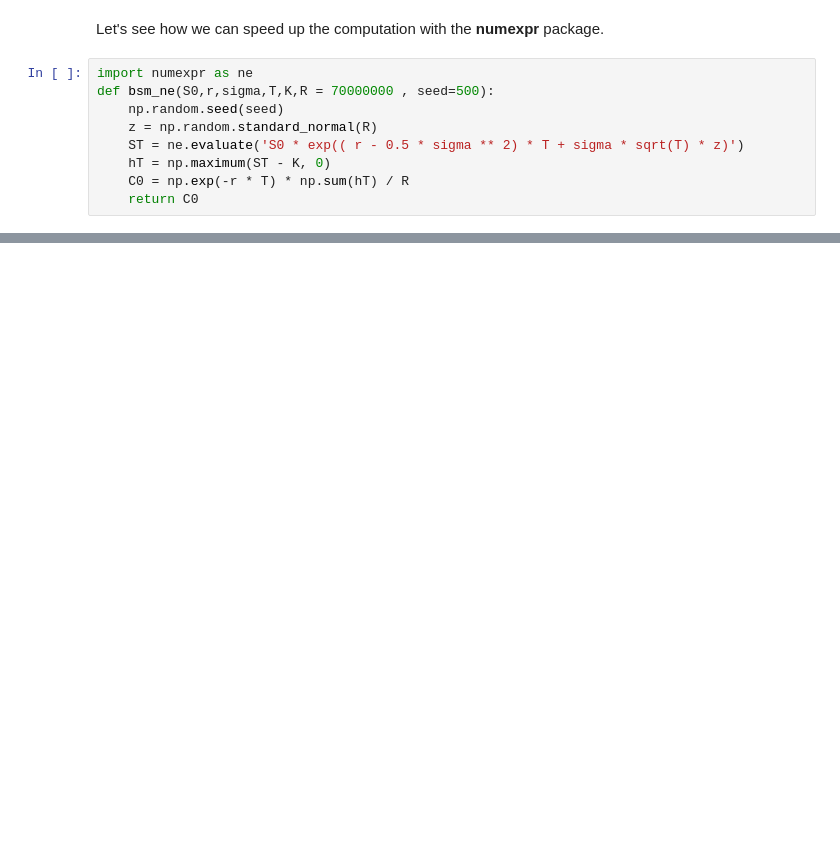
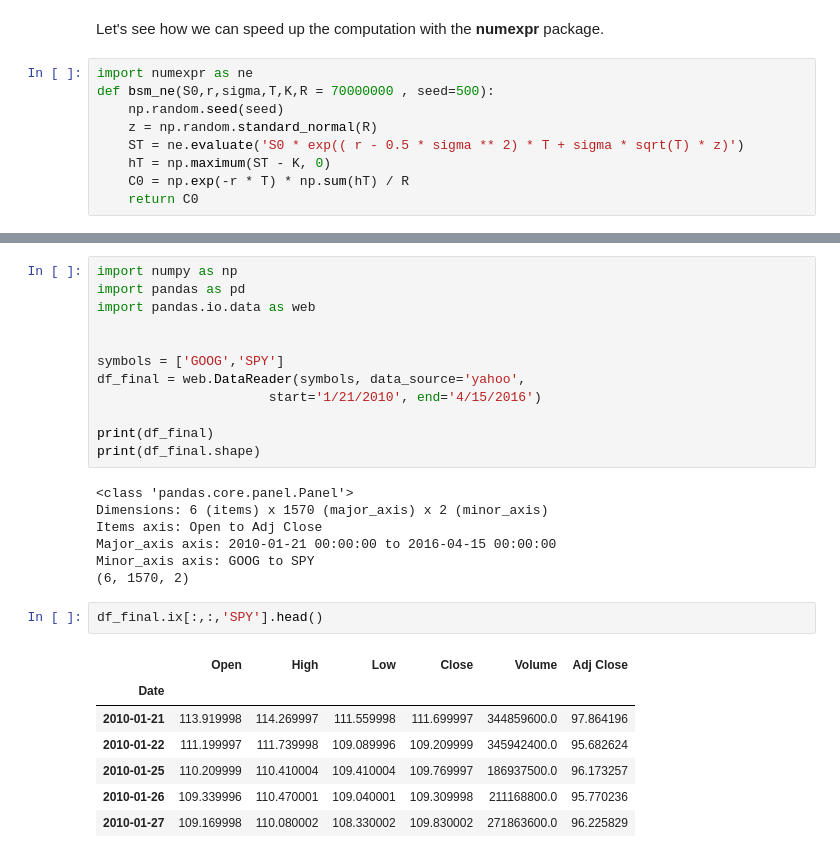
Before and after one commit to gtesei/python-for-finance-notes, a Jupyter notebook: basic_notes/warming_up.ipynb, the cells around one changed output, grey strips where cells are left out. Saved outputs shown, nothing was run; the diff lists cells and outputs as text; blank space fills up the shorter version.

```diff
--- a/basic_notes/warming_up.ipynb
+++ b/basic_notes/warming_up.ipynb
@@ -77,0 +104,29 @@ Value of the European Call Option is 10.32 - time[4.196 secs]
+# %%
+import numpy as np
+import pandas as pd
+import pandas.io.data as web
+
+
+symbols = ['GOOG','SPY']
+df_final = web.DataReader(symbols, data_source='yahoo',
+                      start='1/21/2010', end='4/15/2016')
+
+print(df_final)
+print(df_final.shape)
+# %% [output]
+<class 'pandas.core.panel.Panel'>
+Dimensions: 6 (items) x 1570 (major_axis) x 2 (minor_axis)
+Items axis: Open to Adj Close
+Major_axis axis: 2010-01-21 00:00:00 to 2016-04-15 00:00:00
+Minor_axis axis: GOOG to SPY
+(6, 1570, 2)
+# %%
+df_final.ix[:,:,'SPY'].head()
+# %% [output]
+|  | Open | High | Low | Close | Volume | Adj Close |
+| Date |  |  |  |  |  |  |
+| 2010-01-21 | 113.919998 | 114.269997 | 111.559998 | 111.699997 | 344859600.0 | 97.864196 |
+| 2010-01-22 | 111.199997 | 111.739998 | 109.089996 | 109.209999 | 345942400.0 | 95.682624 |
+| 2010-01-25 | 110.209999 | 110.410004 | 109.410004 | 109.769997 | 186937500.0 | 96.173257 |
+| 2010-01-26 | 109.339996 | 110.470001 | 109.040001 | 109.309998 | 211168800.0 | 95.770236 |
+| 2010-01-27 | 109.169998 | 110.080002 | 108.330002 | 109.830002 | 271863600.0 | 96.225829 |
```
Also changed, not shown: parts of 12 cells of this notebook.
